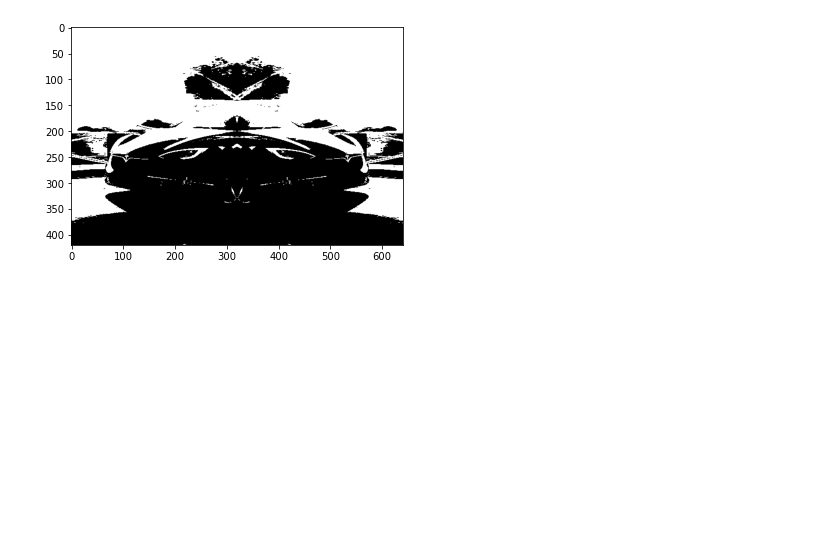
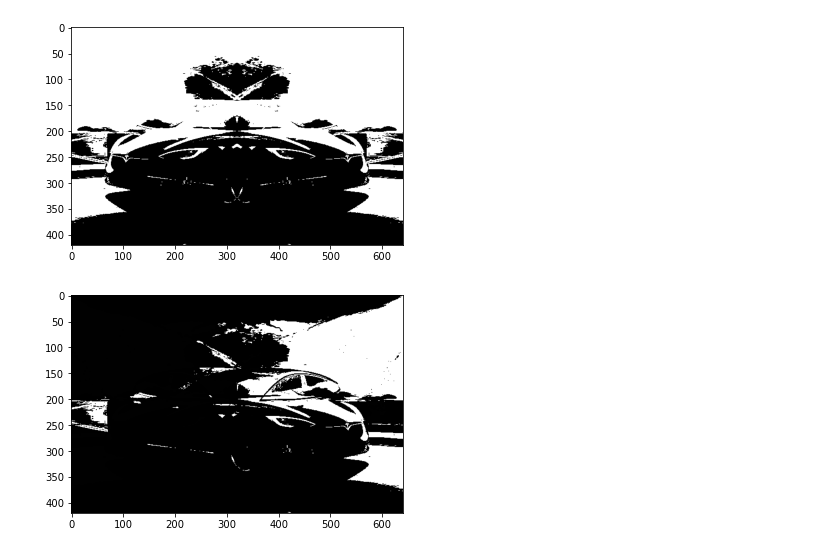
Before and after one commit to alvoza/tmir, a Jupyter notebook: laboratorio 02/Problema 02/Problema02.ipynb, the cells around one changed output. Cells and saved outputs as stored; diff of their text form; code cells hidden in the pictures; blank space fills up the shorter version.

```diff
--- a/laboratorio 02/Problema 02/Problema02.ipynb
+++ b/laboratorio 02/Problema 02/Problema02.ipynb
@@ -36,6 +36,10 @@ test_and = o_and(bin1, bin2)
 test_or = o_or(bin1, bin2)
 # %% [output]
 [figure]
+# %%
+test_or = o_xor(bin1, bin2)
+# %% [output]
+[figure, added]
 # %%
 def binarizar(image):
     gray = cv2.cvtColor(image, cv2.COLOR_BGR2GRAY)
```
Also changed, not shown: parts of 2 cells of this notebook, 9 other files.
